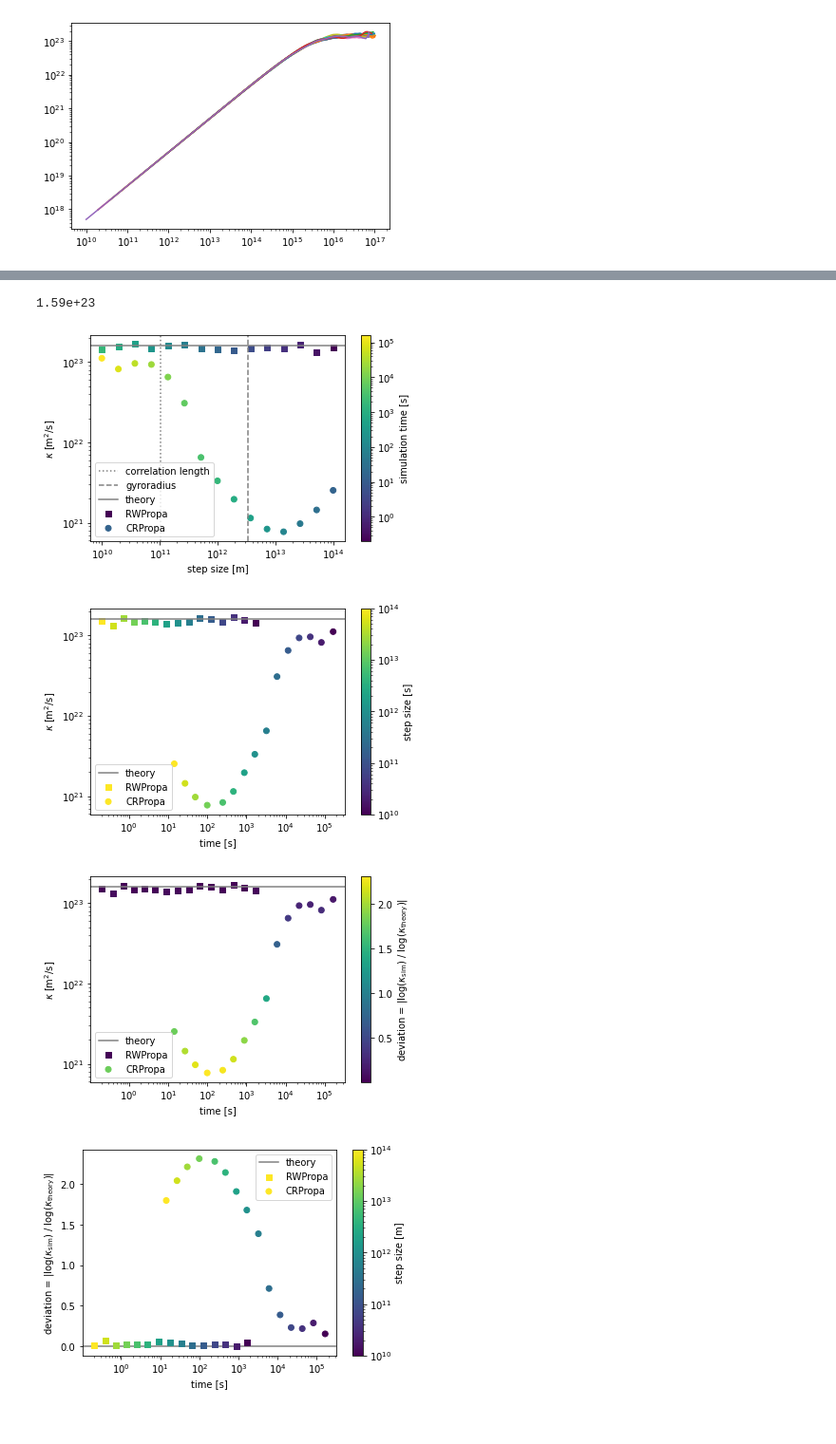
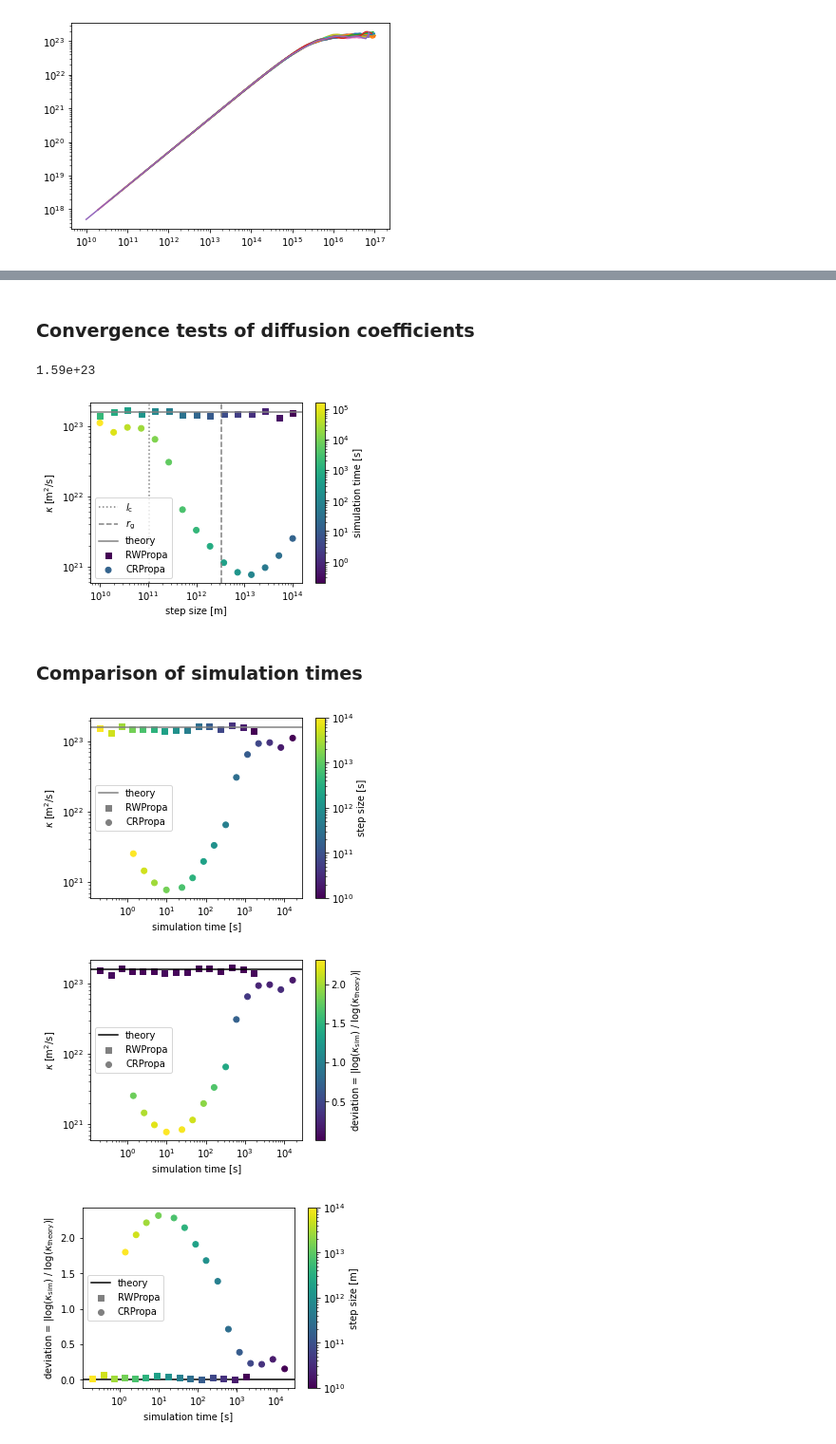
Before and after one commit to reichherzerp/PropPy, a Jupyter notebook: comparison/Comparison in compact astrophysical sources.ipynb, the cells around one changed output, grey strips where cells are left out. Shown at 95% size. Cells and saved outputs as stored; diff of their text form; code cells hidden in the pictures.

Commit message:
updated path structure and path creation if needed
Former-commit-id: 8b4754b493ed29799a6adb118e34897de99e0dc5

```diff
--- a/comparison/Comparison in compact astrophysical sources.ipynb
+++ b/comparison/Comparison in compact astrophysical sources.ipynb
@@ -216,6 +179,9 @@ plt.show()
+# %% [markdown]
+### Convergence tests of diffusion coefficients
 # %%
-df_rwp_results = pd.read_pickle('comparison/data/rwp_sim_data.pkl')
-df_crp_results = pd.read_pickle('comparison/data/crp_sim_data.pkl')
+fig = plt.figure(figsize=(5,3.5))
+df_rwp_results = pd.read_pickle(path_data+'/rwp_sim_data.pkl')
+df_crp_results = pd.read_pickle(path_data+'/crp_sim_data.pkl')
 print(kappa_theory)
 zs = np.concatenate([df_rwp_results['time'], df_crp_results['time']], axis=0)
 min_, max_ = zs.min(), zs.max()
@@ -225,10 +191,9 @@ plt.scatter(df_crp_results['step_size'], df_crp_results['kappa'], c=df_crp_resul
 plt.clim(min_, max_)
 plt.colorbar(label='simulation time [s]')
 plt.loglog()
-plt.axvline(x=l_c, label='correlation length', color='grey', ls=':')
-plt.axvline(x=r_g, label='gyroradius', color='grey', ls='--')
+plt.axvline(x=l_c, label='$l_\mathrm{c}$', color='grey', ls=':')
+plt.axvline(x=r_g, label='$r_\mathrm{g}$', color='grey', ls='--')
 plt.axhline(y=kappa_theory, color='grey', linestyle='-', label='theory')
-
 
 plt.xlabel('step size [m]')
 plt.ylabel('$\kappa$ [m$^2$/s]')
@@ -236,4 +201,6 @@ plt.legend()
 plt.show()
 # %% [output]
 1.59e+23
-[figure, old version]
+[figure, new version]
+# %% [markdown]
+### Comparison of simulation times
@@ -240,65 +214,70 @@ plt.show()
 # %%
-df_rwp_results = pd.read_pickle('comparison/data/rwp_sim_data.pkl')
-df_crp_results = pd.read_pickle('comparison/data/crp_sim_data.pkl')
+fig = plt.figure(figsize=(5,3.5))
 
 zs = np.concatenate([df_rwp_results['step_size'], df_crp_results['step_size']], axis=0)
 min_, max_ = zs.min(), zs.max()
-plt.scatter(df_rwp_results['time'], df_rwp_results['kappa'], c=df_rwp_results['step_size'], cmap='viridis', norm=matplotlib.colors.LogNorm(), marker='s', label='RWPropa')
+plt.scatter(df_rwp_results['time'], df_rwp_results['kappa'], c=df_rwp_results['step_size'], cmap='viridis', norm=matplotlib.colors.LogNorm(), marker='s')
 plt.clim(min_, max_)
-plt.scatter(df_crp_results['time'], df_crp_results['kappa'], c=df_crp_results['step_size'], cmap='viridis', norm=matplotlib.colors.LogNorm(), label='CRPropa')
+plt.scatter(df_crp_results['time'], df_crp_results['kappa'], c=df_crp_results['step_size'], cmap='viridis', norm=matplotlib.colors.LogNorm())
 plt.clim(min_, max_)
 plt.colorbar(label='step size [s]')
 plt.loglog()
 plt.axhline(y=kappa_theory, color='grey', linestyle='-', label='theory')
 
-plt.xlabel('time [s]')
+plt.scatter([0],[0], label='RWPropa', marker='s', color='grey')
+plt.scatter([0],[0], label='CRPropa', color='grey')
+
+plt.xlabel('simulation time [s]')
 plt.ylabel('$\kappa$ [m$^2$/s]')
-plt.legend()
+plt.legend(loc = 'center left')
 plt.show()
 # %% [output]
-[figure, old version]
+[figure, new version]
 # %%
-df_rwp_results = pd.read_pickle('comparison/data/rwp_sim_data.pkl')
-df_crp_results = pd.read_pickle('comparison/data/crp_sim_data.pkl')
+fig = plt.figure(figsize=(5,3.5))
 
 err_rwp = np.abs(np.log10(df_rwp_results['kappa'])-np.log10(kappa_theory))
 err_crp = np.abs(np.log10(df_crp_results['kappa'])-np.log10(kappa_theory))
 zs = np.concatenate([err_rwp, err_crp], axis=0)
 min_, max_ = zs.min(), zs.max()
-plt.scatter(df_rwp_results['time'], df_rwp_results['kappa'], c=err_rwp, cmap='viridis', marker='s', label='RWPropa')
+plt.scatter(df_rwp_results['time'], df_rwp_results['kappa'], c=err_rwp, cmap='viridis', marker='s')
 plt.clim(min_, max_)
-plt.scatter(df_crp_results['time'], df_crp_results['kappa'], c=err_crp, cmap='viridis', label='CRPropa')
+plt.scatter(df_crp_results['time'], df_crp_results['kappa'], c=err_crp, cmap='viridis')
 plt.clim(min_, max_)
 plt.colorbar(label='deviation = |log($\kappa_\mathrm{sim}$) / log($\kappa_\mathrm{theory}$)|')
 plt.loglog()
-plt.axhline(y=kappa_theory, color='grey', linestyle='-', label='theory')
+plt.axhline(y=kappa_theory, color='k', linestyle='-', label='theory')
+plt.scatter([0],[0], label='RWPropa', marker='s', color='grey')
+plt.scatter([0],[0], label='CRPropa', color='grey')
 
-plt.xlabel('time [s]')
+plt.xlabel('simulation time [s]')
 plt.ylabel('$\kappa$ [m$^2$/s]')
-plt.legend()
+plt.legend(loc='center left')
 plt.show()
 # %% [output]
-[figure, old version]
+[figure, new version]
 # %%
-df_rwp_results = pd.read_pickle('comparison/data/rwp_sim_data.pkl')
-df_crp_results = pd.read_pickle('comparison/data/crp_sim_data.pkl')
+fig = plt.figure(figsize=(5,3.5))
 
-plt.axhline(y=0, color='grey', linestyle='-', zorder=-1, label='theory')
+plt.axhline(y=0, color='k', linestyle='-', zorder=-1, label='theory')
 
 err_rwp = np.abs(np.log10(df_rwp_results['kappa'])-np.log10(kappa_theory))
 err_crp = np.abs(np.log10(df_crp_results['kappa'])-np.log10(kappa_theory))
 zs = np.concatenate([df_rwp_results['step_size'], df_crp_results['step_size']], axis=0)
 min_, max_ = zs.min(), zs.max()
-plt.scatter(df_rwp_results['time'], err_rwp, c=df_rwp_results['step_size'], norm=matplotlib.colors.LogNorm(), cmap='viridis', marker='s', label='RWPropa')
+plt.scatter(df_rwp_results['time'], err_rwp, c=df_rwp_results['step_size'], norm=matplotlib.colors.LogNorm(), cmap='viridis', marker='s')
 plt.clim(min_, max_)
-plt.scatter(df_crp_results['time'], err_crp, c=df_crp_results['step_size'], norm=matplotlib.colors.LogNorm(), cmap='viridis', label='CRPropa')
+plt.scatter(df_crp_results['time'], err_crp, c=df_crp_results['step_size'], norm=matplotlib.colors.LogNorm(), cmap='viridis')
 plt.clim(min_, max_)
 plt.colorbar(label='step size [m]')
 plt.xscale('log')
 
-plt.xlabel('time [s]')
+plt.scatter([0],[0], label='RWPropa', marker='s', color='grey')
+plt.scatter([0],[0], label='CRPropa', color='grey')
+
+plt.xlabel('simulation time [s]')
 plt.ylabel('deviation = |log($\kappa_\mathrm{sim}$) / log($\kappa_\mathrm{theory}$)|')
-plt.legend()
+plt.legend(loc='center left')
 plt.show()
 # %% [output]
-[figure, old version]
+[figure, new version]
```
Also changed, not shown: parts of 8 cells of this notebook, 1 other file.
